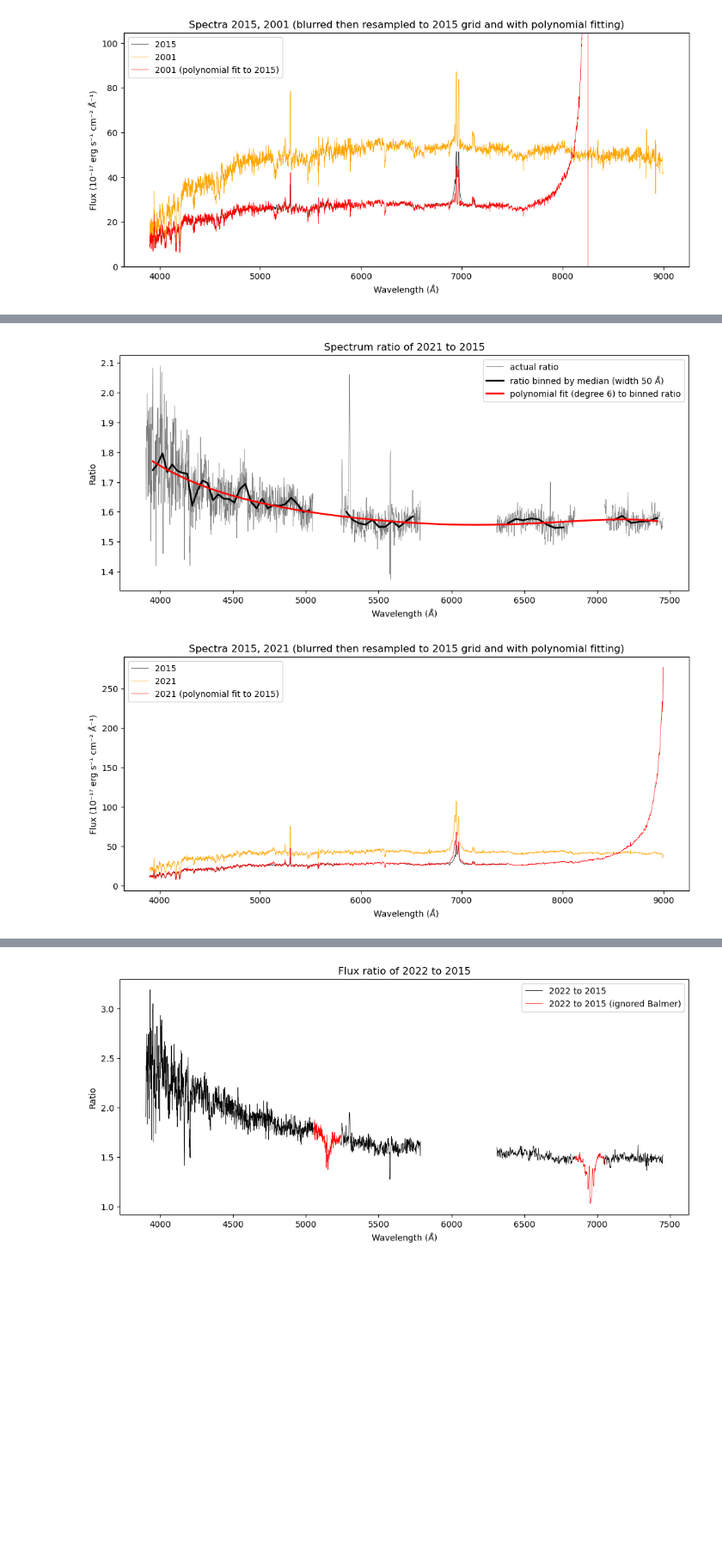
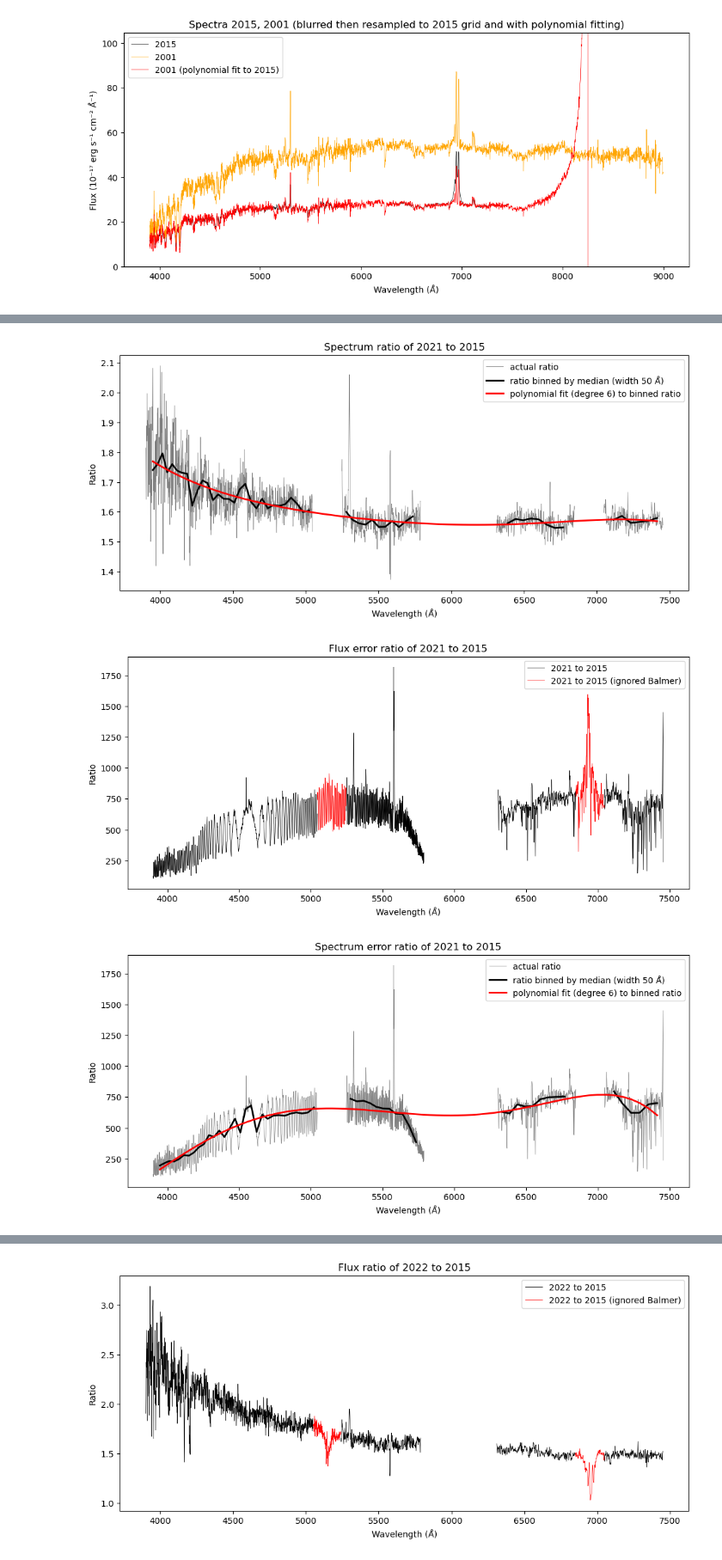
Before and after one commit to things-0/denison_2026, a Jupyter notebook: oli/main.ipynb, the cells around one changed output, grey strips where cells are left out. Shown at 86% size. Drawn from its saved outputs; the diff is of its cells as text; code cells hidden in the pictures; blank space fills up the shorter version.

Commit message:
polynomial fitting for errors - not correct yet

```diff
--- a/oli/main.ipynb
+++ b/oli/main.ipynb
@@ -687,7 +687,7 @@ def bin_data_by_median(x: np.ndarray, y: np.ndarray, bin_width: float) -> tuple[
 
 #TODO: fit polynomial to variances as well
 
-def plot_polynom_fit(
+def get_polynom_fit(
     lambdas: np.ndarray, vals: np.ndarray,
     degree: float = 6, bin_width: float = 40,
     bin_by_med: bool = True, plot_result: bool = True,
@@ -932,8 +975,9 @@ _, adjusted_01_flux_15 = adjust_calibration(year_to_change="2001", bin_width=15,
 [figure]
 [figure]
 # %%
-_, adjusted_21_flux_15 = adjust_calibration(year_to_change="2021")
+_, adjusted_21_flux_15, _, adjusted_21_err_15 = adjust_calibration(year_to_change="2021", plot_flux_or_err="both", adjusted_flux_y_bounds=(0, 150), adjusted_err_y_bounds=(-1e-3, 1e-2))
 # %% [output]
 [figure]
 [figure]
-[figure, old version]
+[figure, new version]
+[figure, added]
```
Also changed, not shown: parts of 6 cells of this notebook, 1 other file.
